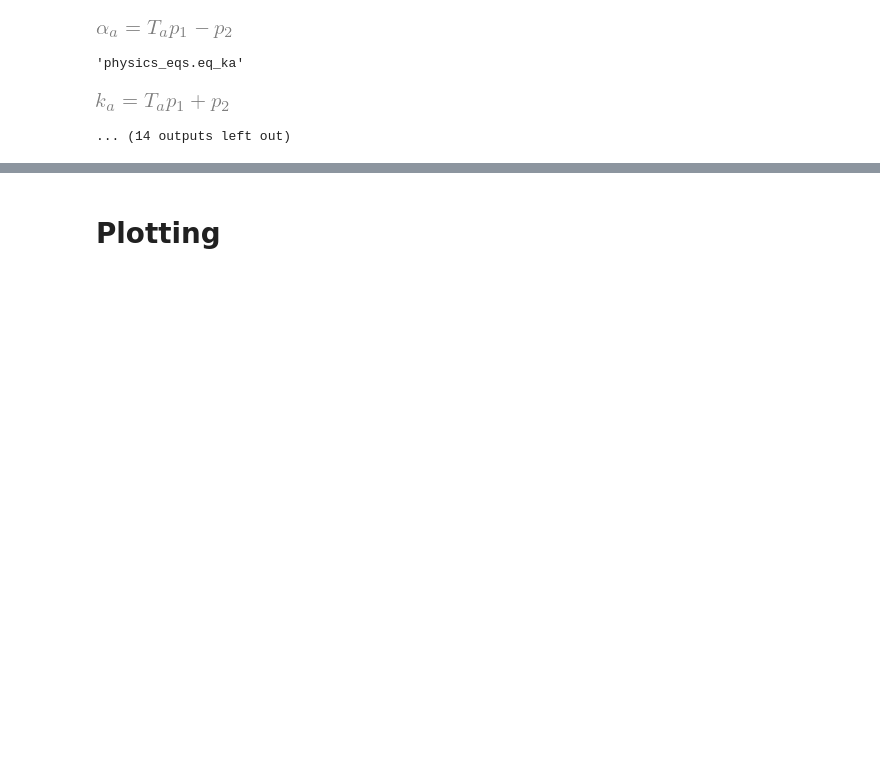
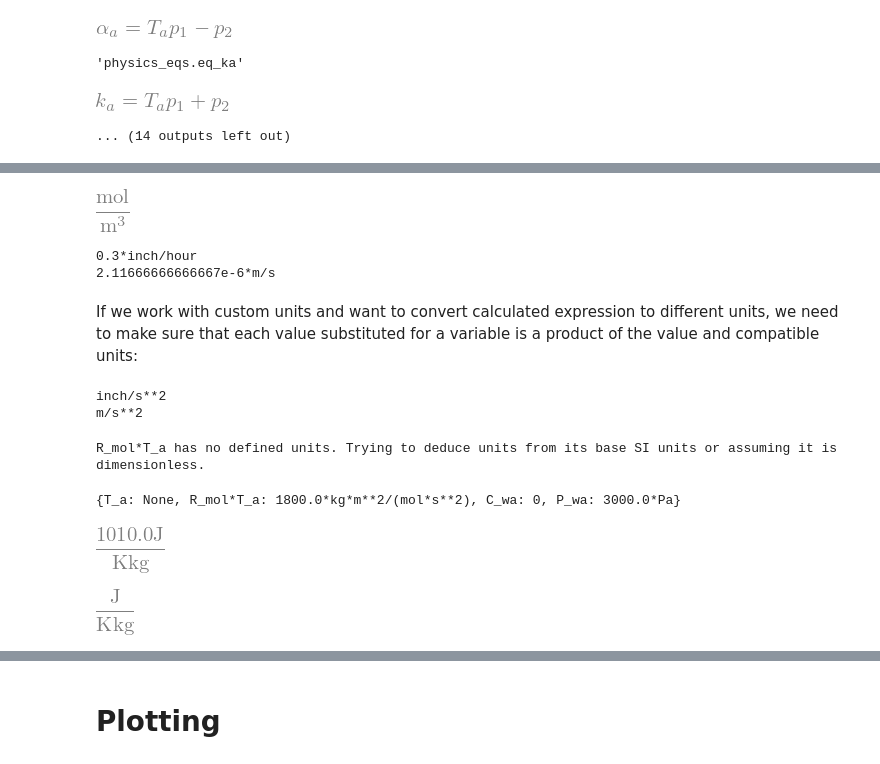
Before and after one commit to schymans/ESSM_jupyter_examples, a Jupyter notebook: api_documentation_master.ipynb, the cells around one changed output, grey strips where cells are left out. Drawn from its saved outputs; the diff is of its cells as text; code cells hidden in the pictures; blank space fills up the shorter version.

```diff
--- a/api_documentation_master.ipynb
+++ b/api_documentation_master.ipynb
@@ -107,0 +118,15 @@ from essm.equations.physics.thermodynamics import *
+# %%
+derive_baseunit(eq_Cwa.rhs)
+# %% [output]
+[figure, added]
+# %%
+value1 = 0.3
+unit1 = inch/hour
+print(value1*unit1)
+unit2 = Variable.get_dimensional_expr(unit1).subs(SI_EXTENDED_DIMENSIONS)
+print(convert_to(value1*unit1, unit2))
+# %% [output]
+0.3*inch/hour
+2.11666666666667e-6*m/s
+# %% [markdown]
+If we work with custom units and want to convert calculated expression to different units, we need to make sure that each value substituted for a variable is a product of the value and compatible units:
@@ -107,0 +137,54 @@ from essm.equations.physics.thermodynamics import *
+# %%
+val = 3*inch/second**2
+target_unit = meter / second ** 2
+print(get_unit(val))
+val_targetunit = convert_to(val, target_unit)
+print(get_unit(val_targetunit))
+# %% [output]
+inch/s**2
+m/s**2
+# %%
+def fun_dict_standardunits(vdict):
+    """
+    Convert vdict to dictionary consisting of
+    (key, value*standardunit) items, converting
+    units, if given, to standardunits, and adding
+    standardunits where units were not provided.
+
+    vdict is a dictionary with symbolic expressions
+    as keys and floats or integers as values, or
+    products of floats or integers with units.
+    Returns dictionary with the same keys, but each
+    value multiplied by its units.
+    """
+    for (key, val) in vdict.items():
+        if val:
+            if hasattr(key, 'definition'):
+                targetunit = (key.definition.unit)
+            else:
+                print("{0} has no defined units.".format(key),
+                      "Trying to deduce units from its base SI units",
+                      "or assuming it is dimensionless.")
+                targetunit = derive_baseunit(key)
+            if type(val) == float or type(val) == int:
+                val1 = val*targetunit
+            else:
+                val1 = convert_to(val, targetunit)
+                convertedunit = get_unit(val1)
+                if convertedunit != targetunit:
+                    print("Conversion error for {0}:".format(key),
+                          "Target unit was: {0},".format(targetunit),
+                          "but final unit was: {0}".format(convertedunit),
+                          "Please verify units in original vdict. Aborting.")
+                    return vdict
+            vdict[key] = val1
+    return vdict
+vdict = {}
+vdict[T_a] = None
+vdict[R_mol*T_a] = 1800.
+vdict[C_wa] = 0.01 * mole / kilogram ** 3
+vdict[P_wa] = 3000.
+fun_dict_standardunits(vdict)
+# %% [output]
+R_mol*T_a has no defined units. Trying to deduce units from its base SI units or assuming it is dimensionless.
+{T_a: None, R_mol*T_a: 1800.0*kg*m**2/(mol*s**2), C_wa: 0, P_wa: 3000.0*Pa}
@@ -107,0 +194,9 @@ from essm.equations.physics.thermodynamics import *
+# %%
+val = vdict1[c_pa]
+val
+# %% [output]
+[figure, added]
+# %%
+get_unit(val)
+# %% [output]
+[figure, added]
```
Also changed, not shown: parts of 25 cells of this notebook.
